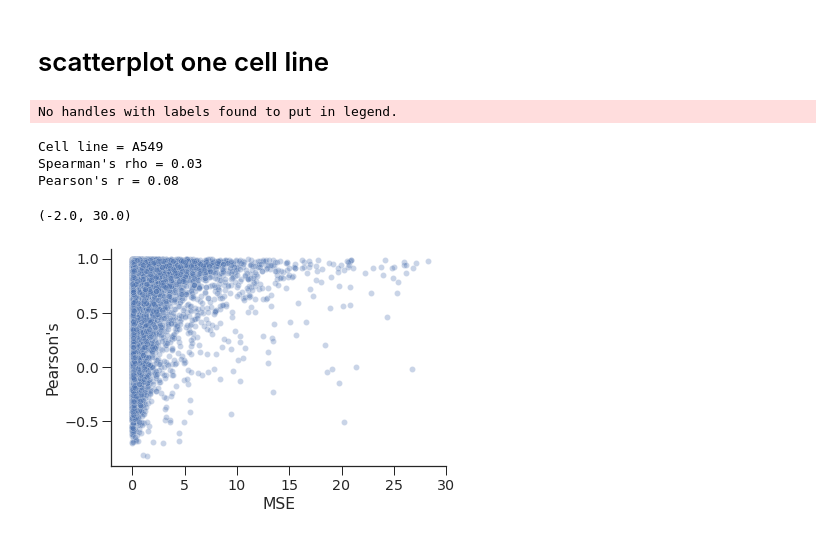
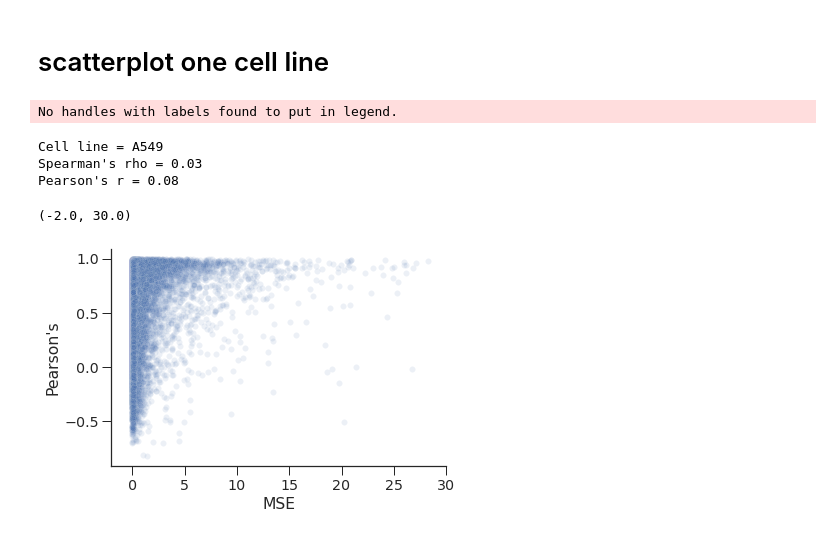
Before and after one commit to amberT15/QuantPred, a Jupyter notebook: Loss visualizations.ipynb, the cells around one changed output. Saved outputs shown, nothing was run; the diff lists cells and outputs as text; code cells hidden in the pictures.

```diff
--- a/Loss visualizations.ipynb
+++ b/Loss visualizations.ipynb
@@ -162,5 +169,8 @@ targets = pd.read_csv(data_dir+'targets.txt', sep='\t')['identifier'].values
 # %%
-for run_dir in collect_run_dirs('BASENJI_BIN_LOSS'):
-    metadata = get_run_metadata(run_dir)
-    if (128, 'poisson') == (metadata['bin_size'].values[0], metadata['loss_fn'].values[0]):
-        run_128_poiss = run_dir
+# for run_dir in collect_run_dirs('BASENJI_BIN_LOSS'):
+#     metadata = get_run_metadata(run_dir)
+#     if (128, 'poisson') == (metadata['bin_size'].values[0], metadata['loss_fn'].values[0]):
+#         run_128_poiss = run_dir
+bin_size = 128
+run_128_poiss = np.unique(summary_performance[(summary_performance['bin_size']==bin_size)
+                                              & (summary_performance['loss_fn']=='poisson')]['run_dir'])[0]
@@ -168,0 +177,2 @@ wandb: Currently logged in as: toneyan (use `wandb login --relogin` to force rel
+# %%
+model, bin_size = tfr_evaluate.read_model(run_128_poiss)
@@ -169,2 +181,2 @@ wandb: Currently logged in as: toneyan (use `wandb login --relogin` to force rel
 # %%
-ground_truth, predictions = get_true_pred(run_128_poiss, testset)
+ground_truth, predictions = tfr_evaluate.get_true_pred(model, bin_size, testset)
@@ -193,8 +203,9 @@ fig.tight_layout()
 # scatterplot one cell line
 # %%
 CELL_LINE = 8
-pr_per_seq = get_pearsonr_per_seq(ground_truth[:,:,CELL_LINE:(CELL_LINE+1)], predictions[:,:,CELL_LINE:(CELL_LINE+1)], take_avg=False)[0]
-mse_per_seq = get_mse(ground_truth[:,:,CELL_LINE:(CELL_LINE+1)], predictions[:,:,CELL_LINE:(CELL_LINE+1)]).mean(axis=1).squeeze()
+pr_per_seq = metrics.get_correlation_per_seq(np.expand_dims(ground_truth[:,:,CELL_LINE], axis=-1),
+                                  np.expand_dims(predictions[:,:,CELL_LINE], axis=-1), take_avg=False)[0]
+mse_per_seq = metrics.get_mse(ground_truth[:,:,CELL_LINE], predictions[:,:,CELL_LINE]).mean(axis=1)
 both_metrics = np.array([mse_per_seq, pr_per_seq]).T
 no_nan_metrics = both_metrics[~np.isnan(both_metrics).any(axis=1)]
 metrics_clean = pd.DataFrame(no_nan_metrics, columns=['MSE', 'pearson r'])
@@ -206,32 +217,32 @@ plt.rcParams['xtick.major.width'] = 1
 
 plt.rcParams['ytick.major.size'] = 9
 plt.rcParams['ytick.major.width'] = 1
 plt.rcParams['xtick.bottom'] = True
 plt.rcParams['ytick.left'] = True
 
 x = metrics_clean['MSE']
 y = metrics_clean['pearson r']
 
-sns.scatterplot(x, y, alpha=0.3)
+sns.scatterplot(x, y, alpha=0.1)
 
 s_correlation = spearmanr(x, y)[0]
 p_correlation = pearsonr(x, y)[0]
 
 print('Cell line = '+targets[CELL_LINE])
 print('Spearman\'s rho = {:.2f}\nPearson\'s r = {:.2f}'.format(s_correlation, p_correlation))
 
 plt.legend(frameon=False, bbox_to_anchor=(1,0.8))
 
 
 plt.gca().spines['top'].set_visible(False)
 plt.gca().spines['right'].set_visible(False)
 plt.ylabel('Pearson\'s');
 plt.xlabel('MSE');
 plt.xlim(-2,30)
 # %% [output]
 No handles with labels found to put in legend.
 Cell line = A549
 Spearman's rho = 0.03
 Pearson's r = 0.08
 (-2.0, 30.0)
-[figure, old version]
+[figure, new version]
```
Also changed, not shown: parts of 14 cells of this notebook.
